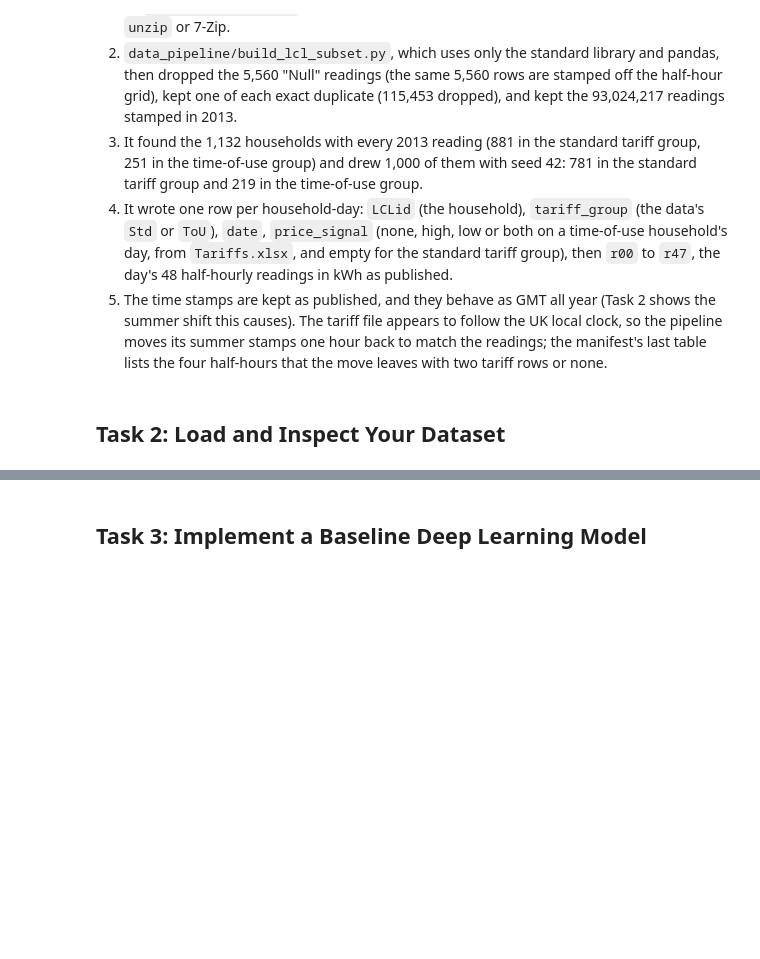
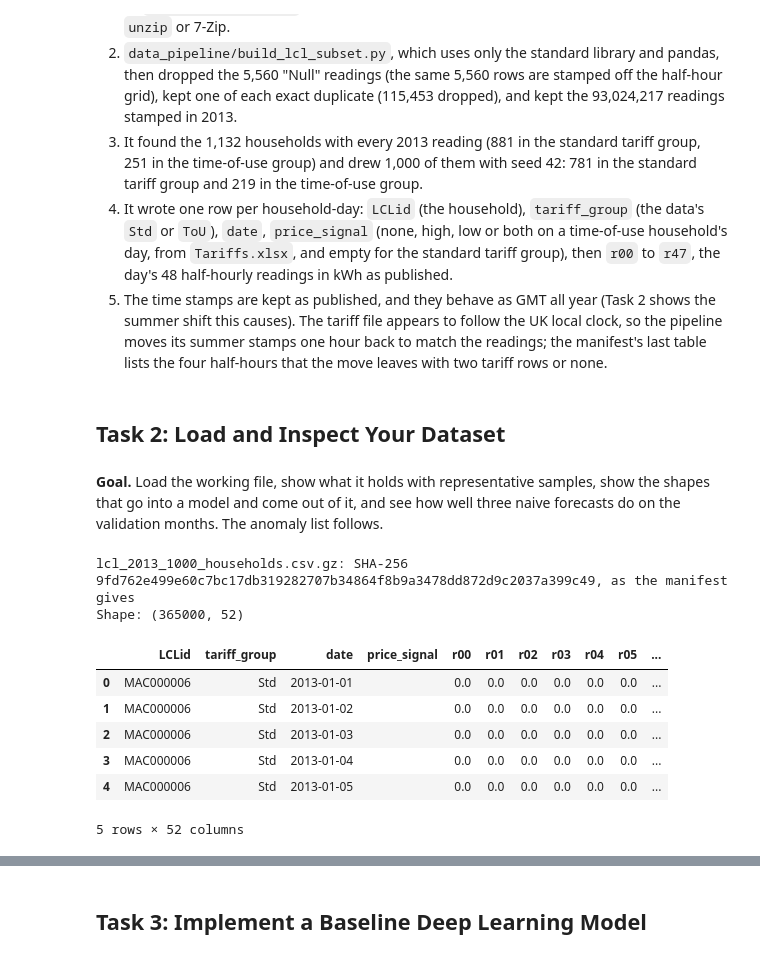
Before and after one commit to PaddyGilliland1/deep-learning-systems-project, a Jupyter notebook: deep_learning.ipynb, the cells around one changed output, grey strips where cells are left out. Drawn from its saved outputs; the diff is of its cells as text; code cells hidden in the pictures; blank space fills up the shorter version.

```diff
--- a/deep_learning.ipynb
+++ b/deep_learning.ipynb
@@ -210,3 +211,30 @@ The working file the validation cell loaded: 365,000 rows, as the manifest's out
 5. The time stamps are kept as published, and they behave as GMT all year (Task 2 shows the summer shift this causes). The tariff file appears to follow the UK local clock, so the pipeline moves its summer stamps one hour back to match the readings; the manifest's last table lists the four half-hours that the move leaves with two tariff rows or none.
 # %% [markdown]
 ## Task 2: Load and Inspect Your Dataset
+# %% [markdown]
+**Goal.** Load the working file, show what it holds with representative samples, show the shapes that go into a model and come out of it, and see how well three naive forecasts do on the validation months. The anomaly list follows.
+# %%
+DATA = "lcl_2013_1000_households.csv.gz"
+files = manifest["Files"][0]
+expected = files.loc[files["File"].str.contains("(the output)", regex=False), "SHA-256"].iloc[0]
+with open(DATA, "rb") as fh:
+    digest = hashlib.sha256(fh.read()).hexdigest()
+assert digest == expected.strip("`"), (
+    f"{DATA} is not the file the manifest describes; rebuild it with "
+    "data_pipeline/build_lcl_subset.py")
+print(f"{DATA}: SHA-256 {digest}, as the manifest gives")
+
+df = pd.read_csv(DATA, dtype={"LCLid": str, "tariff_group": str, "date": str,
+                              "price_signal": str}, keep_default_na=False)
+print(f"Shape: {df.shape}")
+df.head()
+# %% [output]
+lcl_2013_1000_households.csv.gz: SHA-256 9fd762e499e60c7bc17db319282707b34864f8b9a3478dd872d9c2037a399c49, as the manifest gives
+Shape: (365000, 52)
+|  | LCLid | tariff_group | date | price_signal | r00 | r01 | r02 | r03 | r04 | r05 | ... |
+| 0 | MAC000006 | Std | 2013-01-01 |  | 0.0 | 0.0 | 0.0 | 0.0 | 0.0 | 0.0 | ... |
+| 1 | MAC000006 | Std | 2013-01-02 |  | 0.0 | 0.0 | 0.0 | 0.0 | 0.0 | 0.0 | ... |
+| 2 | MAC000006 | Std | 2013-01-03 |  | 0.0 | 0.0 | 0.0 | 0.0 | 0.0 | 0.0 | ... |
+| 3 | MAC000006 | Std | 2013-01-04 |  | 0.0 | 0.0 | 0.0 | 0.0 | 0.0 | 0.0 | ... |
+| 4 | MAC000006 | Std | 2013-01-05 |  | 0.0 | 0.0 | 0.0 | 0.0 | 0.0 | 0.0 | ... |
+5 rows × 52 columns
```
Also changed, not shown: parts of 18 cells of this notebook.
